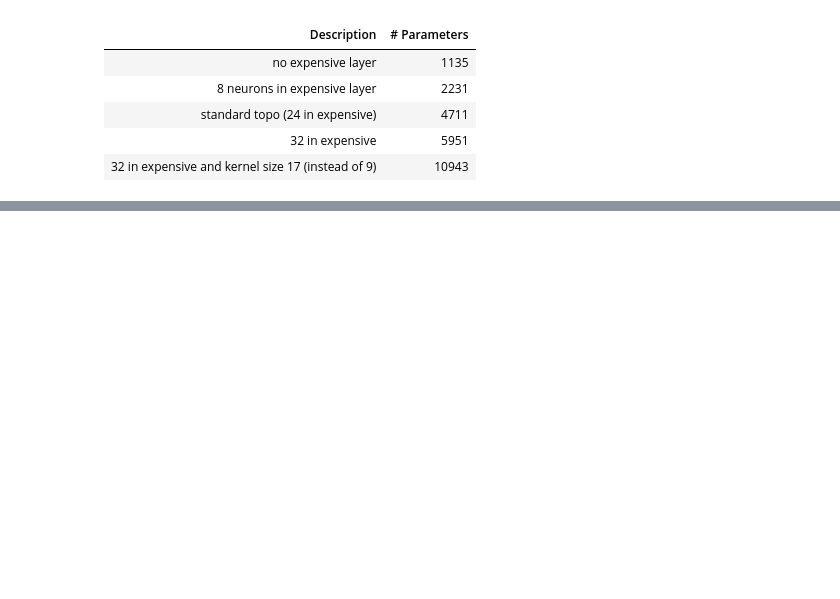
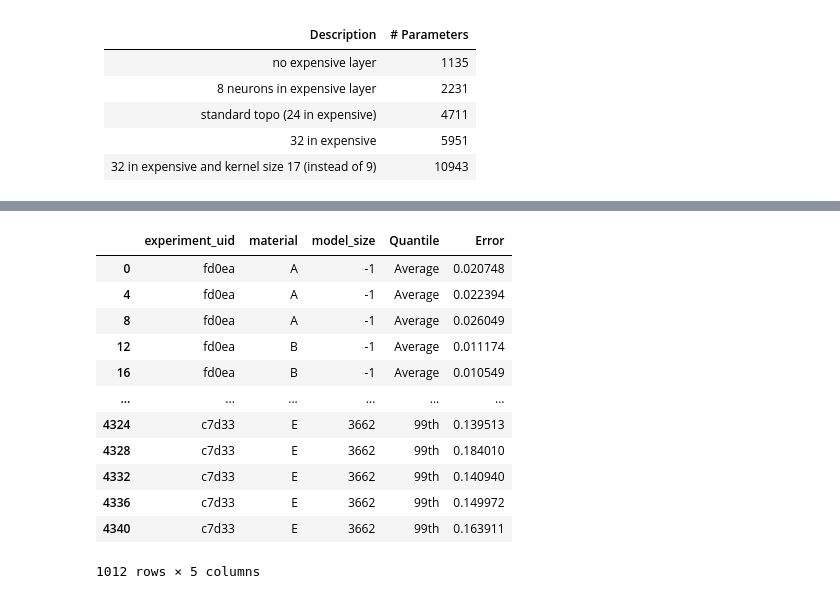
Before and after one commit to upb-lea/hardcore-magnet-challenge, a Jupyter notebook: notebooks/wk-2.0-hpo.ipynb, the cells around one changed output, grey strips where cells are left out. Cells and saved outputs as stored; diff of their text form; code cells hidden in the pictures; blank space fills up the shorter version.

```diff
--- a/notebooks/wk-2.0-hpo.ipynb
+++ b/notebooks/wk-2.0-hpo.ipynb
@@ -45,0 +74,39 @@ meta_info_df.query(f"debug == False").head()
+# %%
+err_info_df = (
+    meta_info_df.query(f"debug == False")
+    .loc[
+        :,
+        ["experiment_uid", "material", "model_size"]
+        + [c for c in meta_info_df if c.endswith("_err") and c != "max_rel_err"],
+    ]
+    .melt(
+        id_vars=["experiment_uid", "material", "model_size"],
+        value_vars=["avg_rel_err", "95-perc_rel_err", "99-perc_rel_err"],
+        var_name="Quantile",
+        value_name="Error",
+    )
+    .assign(
+        Quantile=lambda x: x.Quantile.map(
+            {
+                "avg_rel_err": "Average",
+                "95-perc_rel_err": "95th",
+                "99-perc_rel_err": "99th",
+            }
+        )
+    )
+).drop_duplicates()  # eliminate all except one fold since reported err is the same for all folds
+err_info_df
+# %% [output]
+|  | experiment_uid | material | model_size | Quantile | Error |
+| 0 | fd0ea | A | -1 | Average | 0.020748 |
+| 4 | fd0ea | A | -1 | Average | 0.022394 |
+| 8 | fd0ea | A | -1 | Average | 0.026049 |
+| 12 | fd0ea | B | -1 | Average | 0.011174 |
+| 16 | fd0ea | B | -1 | Average | 0.010549 |
+| ... | ... | ... | ... | ... | ... |
+| 4324 | c7d33 | E | 3662 | 99th | 0.139513 |
+| 4328 | c7d33 | E | 3662 | 99th | 0.184010 |
+| 4332 | c7d33 | E | 3662 | 99th | 0.140940 |
+| 4336 | c7d33 | E | 3662 | 99th | 0.149972 |
+| 4340 | c7d33 | E | 3662 | 99th | 0.163911 |
+1012 rows × 5 columns
```
Also changed, not shown: parts of 9 cells of this notebook, 6 other files.
